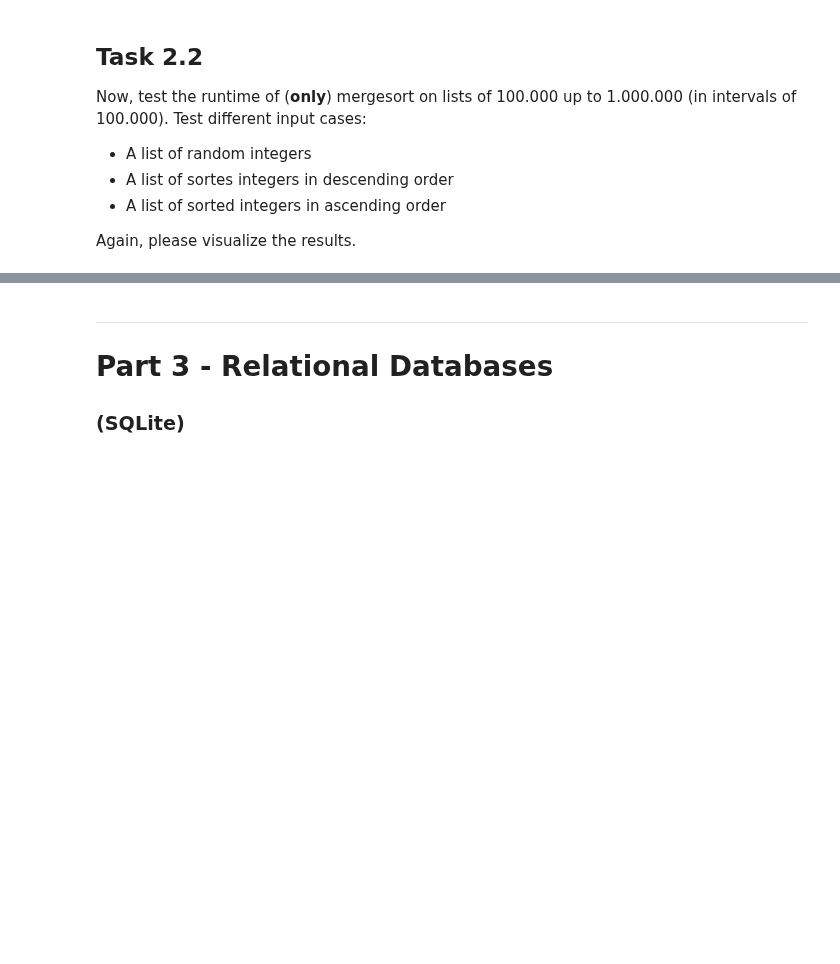
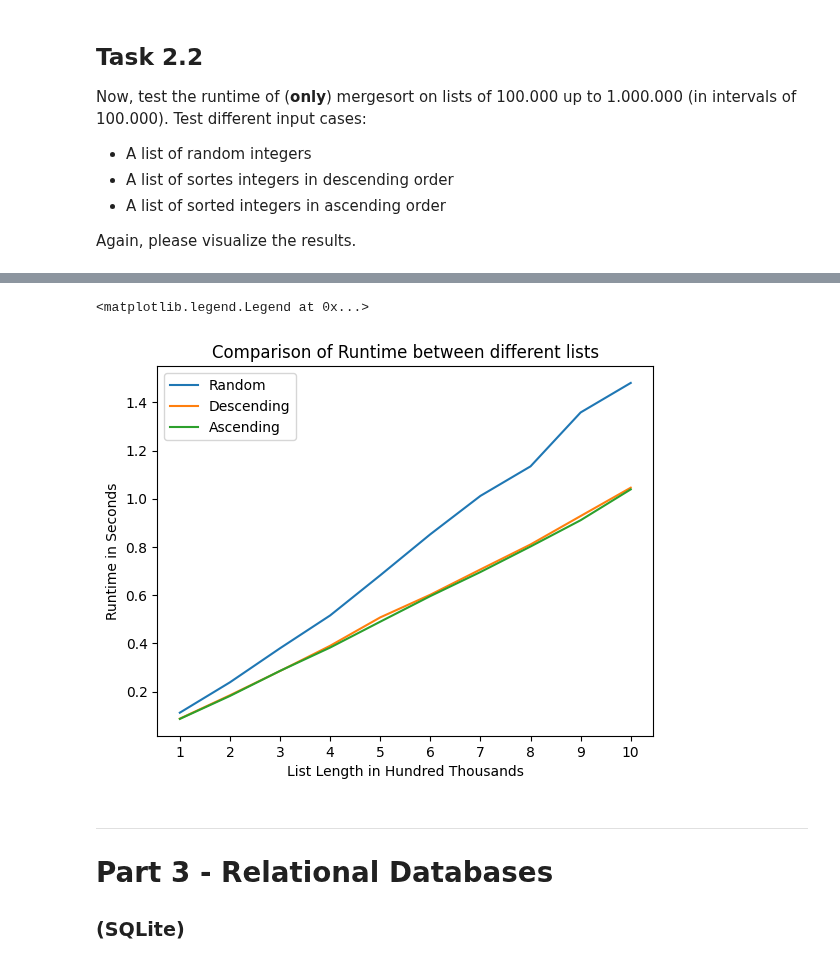
Before and after one commit to dgarcia-eu/ICSS-private, a Jupyter notebook: tutorial/assignments/2024/a04/assignment_04_solution.ipynb, the cells around one changed output, grey strips where cells are left out. Drawn from its saved outputs; the diff is of its cells as text; code cells hidden in the pictures; blank space fills up the shorter version.

```diff
--- a/tutorial/assignments/2024/a04/assignment_04_solution.ipynb
+++ b/tutorial/assignments/2024/a04/assignment_04_solution.ipynb
@@ -93,3 +586,24 @@ Again, please visualize the results.
+# %%
+# Visualization
+
+# create plot with three lines
+runtime_MergeSort.plot(x='list_length', y=['runtime_random', 'runtime_descending', 'runtime_ascending'], kind='line')
+
+# Adding labels and title
+plt.xlabel('List Length in Hundred Thousands')
+plt.ylabel('Runtime in Seconds')
+plt.title('Comparison of Runtime between different lists')
+
+# Fix x-axis ticks to integers
+ticks = runtime_MergeSort['list_length']
+labels = [int(x / 100000) for x in ticks]
+plt.xticks(ticks, labels)
+
+# Show the legend
+plt.legend(['Random', 'Descending', 'Ascending'])
+# %% [output]
+<matplotlib.legend.Legend at 0x...>
+[figure, added]
 # %% [markdown]
 ***
 # Part 3 - Relational Databases
```
Also changed, not shown: parts of 65 cells of this notebook, 8 other files.
